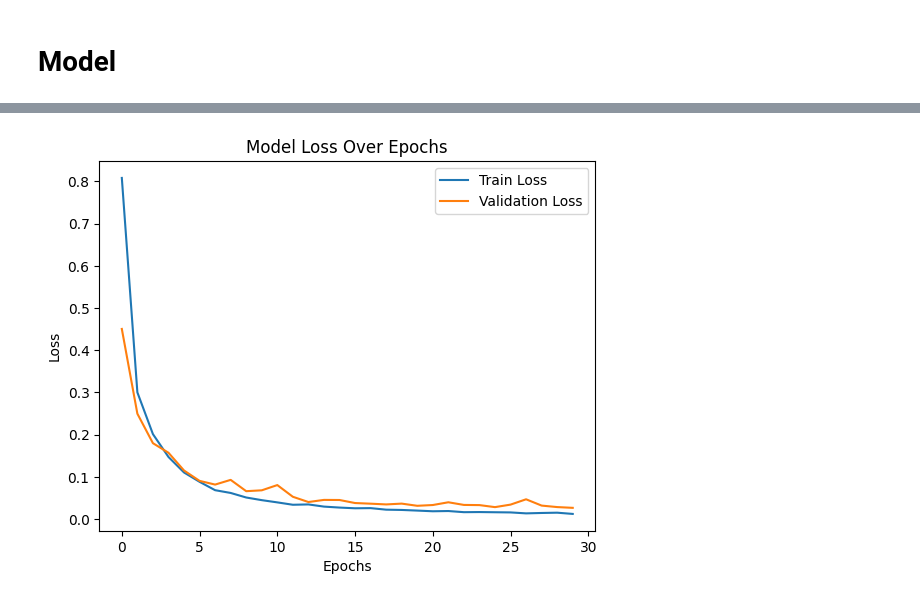
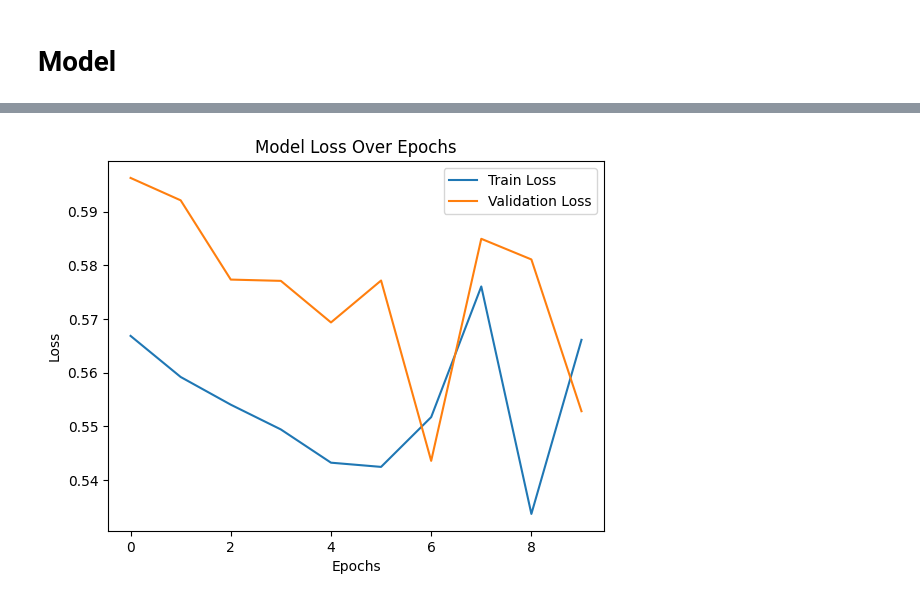
Before and after one commit to AX-0/wifi_localization, a Jupyter notebook: model_dnn.ipynb, the cells around one changed output, grey strips where cells are left out. Drawn from its saved outputs; the diff is of its cells as text; code cells hidden in the pictures.

```diff
--- a/model_dnn.ipynb
+++ b/model_dnn.ipynb
@@ -66,9 +79,9 @@ data.head()
 | 4 | 1 | -0.910605 | -0.551767 | -0.947813 | 5 | -0.038545 | 0.842687 | 1.580335 | ... |
 # %%
 data.drop('with_receiver', axis=1, inplace=True)
-data.drop('nc', axis=1, inplace=True)
-data.drop('ant1_phase', axis=1, inplace=True)
-data.drop('ant2_phase', axis=1, inplace=True)
+# data.drop('nc', axis=1, inplace=True)
+# data.drop('ant1_phase', axis=1, inplace=True)
+# data.drop('ant2_phase', axis=1, inplace=True)
 # %%
 data = pd.concat([data, pd.get_dummies(data['subcarriers'], prefix='subcarrier')], axis=1)
 data.drop('subcarriers', axis=1, inplace=True)
@@ -96,6 +101,6 @@ y_nc1 = data_nc1[['coord1', 'coord2']]
 # %%
-X_nc2 = data_nc2.drop(columns=['coord1', 'coord2'])
-y_nc2 = data_nc2[['coord1', 'coord2']]
+X = data.drop(columns=['coord1', 'coord2'])
+y = data[['coord1', 'coord2']]
 
 # X = X.values.astype(np.float32)
 # y = y.values.astype(np.float32)
@@ -267,0 +193,31 @@ with tf.device('/GPU:0'):
+# %%
+from tensorflow.keras.callbacks import ModelCheckpoint
+from tensorflow.keras.models import load_model
+
+tensorboard_callback = tf.keras.callbacks.TensorBoard(log_dir="logs")
+
+# Define the checkpoint callback
+checkpoint = ModelCheckpoint(
+    filepath='./models/checkpoint/model_checkpoint_{epoch:02d}_{val_loss:.2f}.keras',     # Path where the model will be saved
+    monitor='val_loss',                 # Monitor the validation loss for improvements
+    save_best_only=True,                # Only save the model if it's the best one seen so far
+    save_weights_only=False,            # Save the entire model (set to True to save only weights)
+    mode='min',                         # In case of loss, use 'min' (use 'max' for accuracy)
+    verbose=1                           # Print a message when saving the model
+)
+
+model = load_model('./models/checkpoint/model_checkpoint_42_0.59.keras')
+
+# Train the model
+with tf.device('/GPU:0'):
+    history = model.fit(
+                        # dataset,
+                        X_train, y_train,
+                        epochs=10,
+                        batch_size=128,
+                        validation_data=(X_val, y_val),
+                        callbacks=[tensorboard_callback, tf.keras.callbacks.EarlyStopping(monitor='val_loss', patience=5), checkpoint])
+
+    # Evaluate the model on test data
+    test_loss, test_mae = model.evaluate(X_test, y_test)
+    print(f"Test Loss: {test_loss}, Test MAE: {test_mae}")
@@ -268,11 +295,11 @@ with tf.device('/GPU:0'):
 # %%
 # Plot training & validation loss
-plt.plot(history_nc1.history['loss'], label='Train Loss')
-plt.plot(history_nc1.history['val_loss'], label='Validation Loss')
+plt.plot(history.history['loss'], label='Train Loss')
+plt.plot(history.history['val_loss'], label='Validation Loss')
 plt.title('Model Loss Over Epochs')
 plt.xlabel('Epochs')
 plt.ylabel('Loss')
 plt.legend()
 plt.show()
 # %% [output]
-[figure, old version]
+[figure, new version]
```
Also changed, not shown: parts of 28 cells of this notebook, 2 other files.
